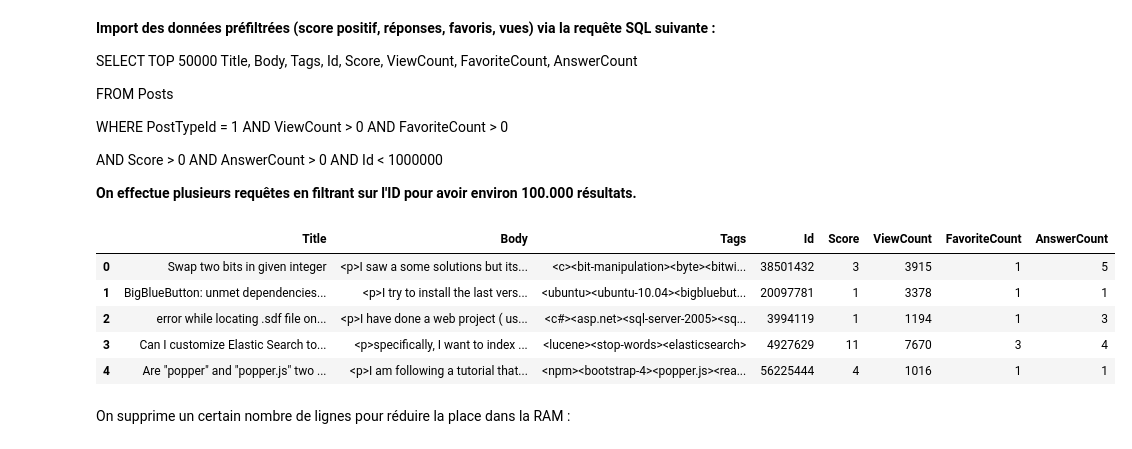
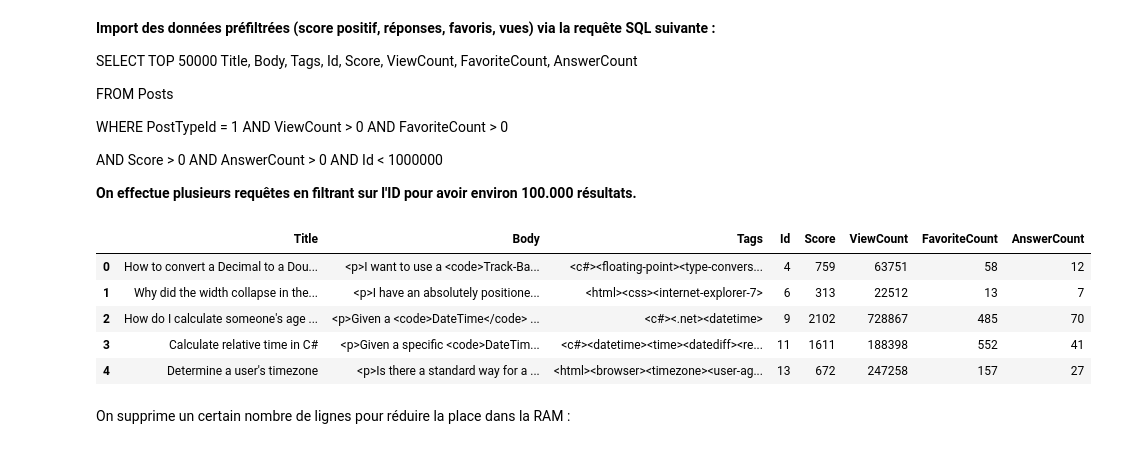
Before and after one commit to KenoKanawa/OpenClassroomsProjects, a Jupyter notebook: mainImportData.ipynb, the cells around one changed output. Cells and saved outputs as stored; diff of their text form; code cells hidden in the pictures.

```diff
--- a/mainImportData.ipynb
+++ b/mainImportData.ipynb
@@ -17,17 +17,25 @@ AND Score > 0 AND AnswerCount > 0 AND Id < 1000000
 
 **On effectue plusieurs requêtes en filtrant sur l'ID pour avoir environ 100.000 résultats.**
 # %%
+# Import des deux requêtes
+data1 = pd.read_csv('FILTERED_QueryResults.csv')
+# data2 = pd.read_csv('FILTERED_QueryResults-2.csv')
+# data3 = pd.read_csv('FILTERED_QueryResults-3.csv')
+
+# Concaténation
+data = pd.concat([data1])
+
 # Import des données tronquées pour les tests
-data = pd.read_csv('QueryResults_NEW_LIGHT.csv')
+# data = pd.read_csv('QueryResults_NEW_LIGHT.csv')
 
 data.head(5)
 # %% [output]
 |  | Title | Body | Tags | Id | Score | ViewCount | FavoriteCount | AnswerCount |
-| 0 | Swap two bits in given integer | <p>I saw a some solutions but its... | <c><bit-manipulation><byte><bitwi... | 38501432 | 3 | 3915 | 1 | 5 |
-| 1 | BigBlueButton: unmet dependencies... | <p>I try to install the last vers... | <ubuntu><ubuntu-10.04><bigbluebut... | 20097781 | 1 | 3378 | 1 | 1 |
-| 2 | error while locating .sdf file on... | <p>I have done a web project ( us... | <c#><asp.net><sql-server-2005><sq... | 3994119 | 1 | 1194 | 1 | 3 |
-| 3 | Can I customize Elastic Search to... | <p>specifically, I want to index ... | <lucene><stop-words><elasticsearch> | 4927629 | 11 | 7670 | 3 | 4 |
-| 4 | Are "popper" and "popper.js" two ... | <p>I am following a tutorial that... | <npm><bootstrap-4><popper.js><rea... | 56225444 | 4 | 1016 | 1 | 1 |
+| 0 | How to convert a Decimal to a Dou... | <p>I want to use a <code>Track-Ba... | <c#><floating-point><type-convers... | 4 | 759 | 63751 | 58 | 12 |
+| 1 | Why did the width collapse in the... | <p>I have an absolutely positione... | <html><css><internet-explorer-7> | 6 | 313 | 22512 | 13 | 7 |
+| 2 | How do I calculate someone's age ... | <p>Given a <code>DateTime</code> ... | <c#><.net><datetime> | 9 | 2102 | 728867 | 485 | 70 |
+| 3 | Calculate relative time in C# | <p>Given a specific <code>DateTim... | <c#><datetime><time><datediff><re... | 11 | 1611 | 188398 | 552 | 41 |
+| 4 | Determine a user's timezone | <p>Is there a standard way for a ... | <html><browser><timezone><user-ag... | 13 | 672 | 247258 | 157 | 27 |
 # %% [markdown]
 On supprime un certain nombre de lignes pour réduire la place dans la RAM :
 # %%
```
Also changed, not shown: parts of 20 cells of this notebook, 1 other file.
